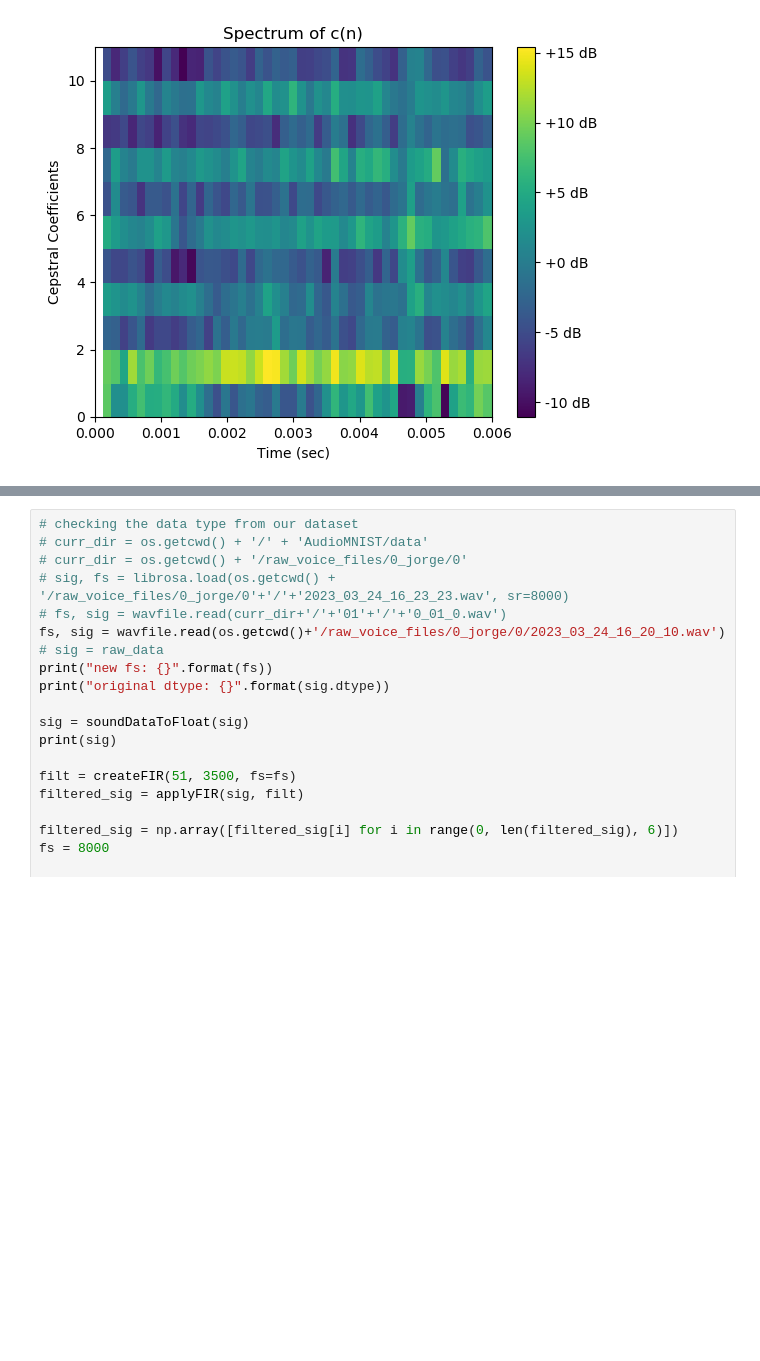
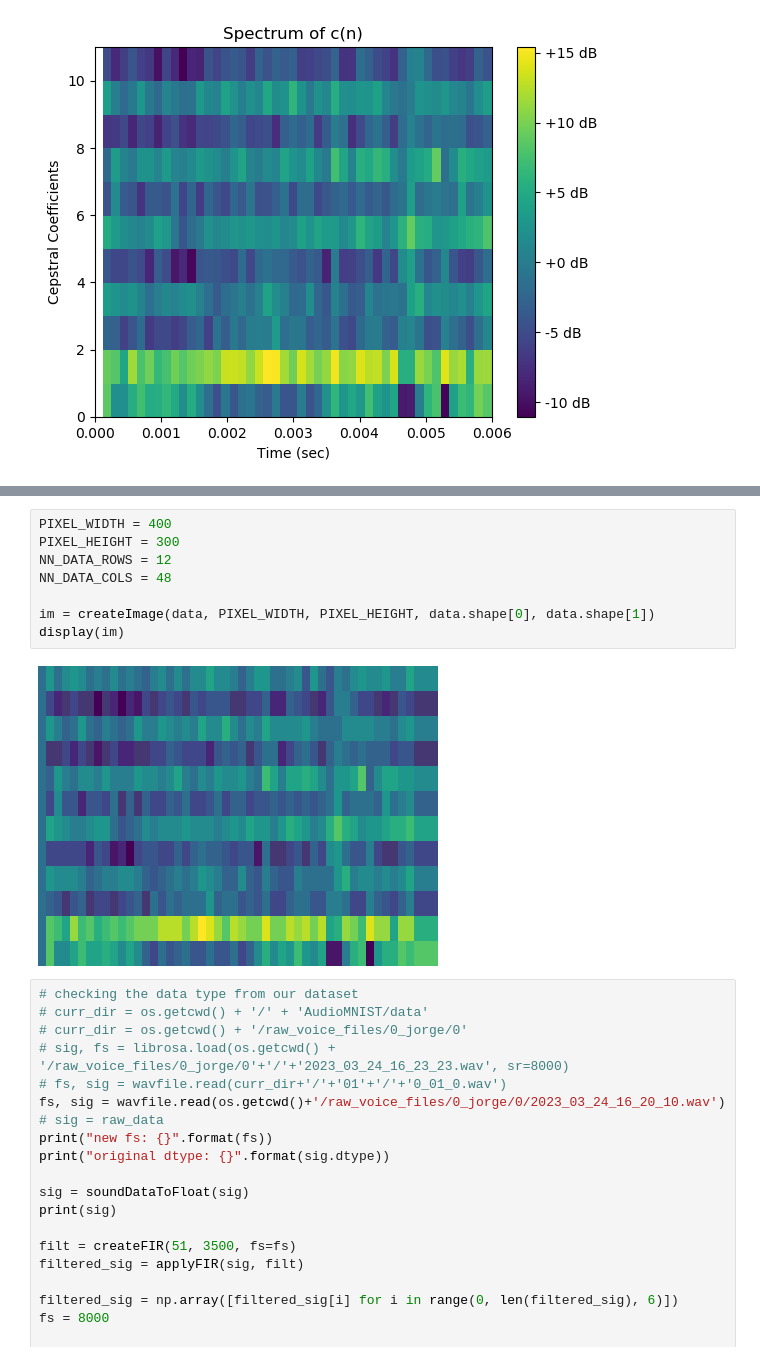
Before and after one commit to jorgejc2/MusicClassification, a Jupyter notebook: milestone1_code.ipynb, the cells around one changed output, grey strips where cells are left out. Drawn from its saved outputs; the diff is of its cells as text; blank space fills up the shorter version.

Commit message:
figured out how to create pcolormesh image

```diff
--- a/milestone1_code.ipynb
+++ b/milestone1_code.ipynb
@@ -134,3 +224,13 @@ print(curr_processed)
+# %%
+PIXEL_WIDTH = 400
+PIXEL_HEIGHT = 300
+NN_DATA_ROWS = 12
+NN_DATA_COLS = 48
+
+im = createImage(data, PIXEL_WIDTH, PIXEL_HEIGHT, data.shape[0], data.shape[1])
+display(im)
+# %% [output]
+[figure, added]
 # %%
 # checking the data type from our dataset
 # curr_dir = os.getcwd() + '/' + 'AudioMNIST/data'
```
Also changed, not shown: parts of 6 cells of this notebook.
